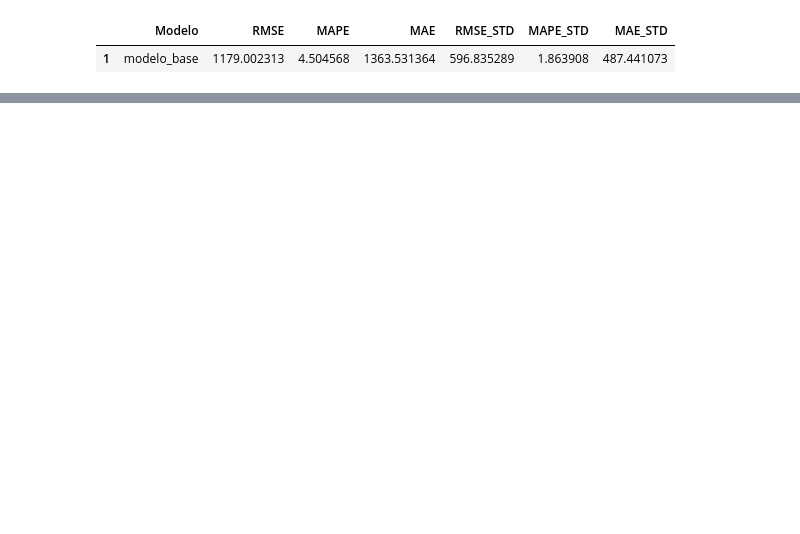
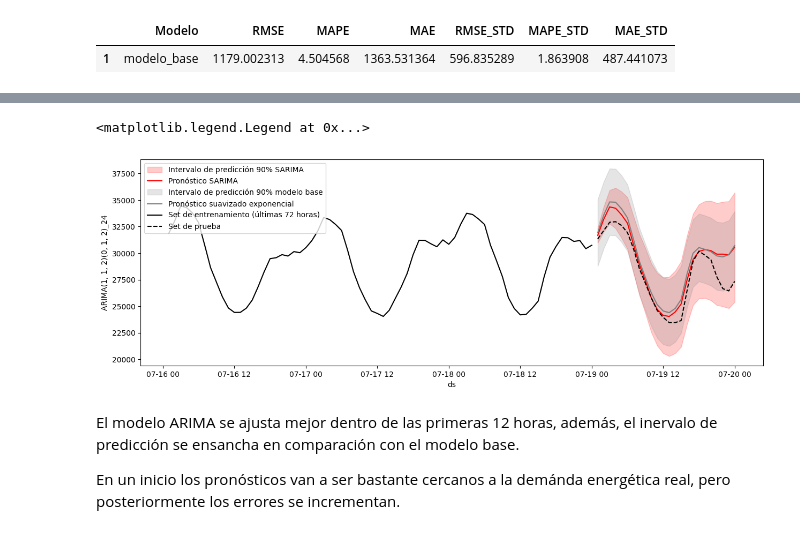
Before and after one commit to JairRamosG/Series_de_Tiempo, a Jupyter notebook: 07_SARIMA/SARIMApdqPDQ.ipynb, the cells around one changed output, grey strips where cells are left out. Drawn from its saved outputs; the diff is of its cells as text; code cells hidden in the pictures; blank space fills up the shorter version.

Commit message:
Construcción del modelo SARIMA

```diff
--- a/07_SARIMA/SARIMApdqPDQ.ipynb
+++ b/07_SARIMA/SARIMApdqPDQ.ipynb
@@ -84,8 +84,8 @@ def metricas_cv(cv_df, nombre_modelos):
 * Set de entrenamiento:[:últimas 24 horas]
 * Set de prueba       : [últimas 24 horas:]
 # %%
-df_train = df[:-24]
-df_test = df[-24:]
+df_train = df[:-24].copy()
+df_test = df[-24:].copy()
 print(df_train.tail(10))
 print(df_test.head(10))
 # %% [output]
@@ -403,0 +425,11 @@ metricas_modelo_base
+# %%
+sf = StatsForecast(models=[
+                        ARIMA(order = (1, 1, 2), seasonal_order=(0, 1, 2), season_length= 24, alias = f'ARIMA(1, 1, 2)(0, 1, 2)_24', include_constant=False),
+                        AutoETS(season_length=24, model = 'MAM', damped = True, alias = 'Modelo Base')],
+                freq = 'h'
+                )
+sf.fit(df_train)
+
+fc = sf.forecast(df = df_train,
+                h = 24,
+                level = [90])
@@ -403,0 +445,37 @@ metricas_modelo_base
+# %%
+# Graficar
+fc["ds"] = pd.to_datetime(fc["ds"])
+df_train["ds"] = pd.to_datetime(df_train["ds"])
+df_test["ds"] = pd.to_datetime(df_test["ds"])
+
+fig, ax = plt.subplots(figsize = (15, 5))
+
+# SARIMA: pronóstico puntual e intervalo de predicción
+plt.fill_between(x=fc["ds"],
+                y1 = fc['ARIMA(1, 1, 2)(0, 1, 2)_24-lo-90'],
+                y2 = fc['ARIMA(1, 1, 2)(0, 1, 2)_24-hi-90'],
+                color = 'red',
+                alpha = 0.2,
+                label = 'Intervalo de predicción 90% SARIMA')
+sns.lineplot(fc, x="ds", y="ARIMA(1, 1, 2)(0, 1, 2)_24", color='red', label='Pronóstico SARIMA')
+
+# Modelo base suavizado exponencial: pronóstico puntual e intervalo de predicción
+plt.fill_between(x=fc["ds"],
+                y1 = fc['Modelo Base-lo-90'],
+                y2 = fc['Modelo Base-hi-90'],
+                color = 'gray',
+                alpha = 0.2,
+                label = 'Intervalo de predicción 90% modelo base');
+sns.lineplot(fc, x="ds", y="Modelo Base", color='gray', label='Pronóstico suavizado exponencial')
+
+# Set de entrenamiento (últimas 72 horas) y set de prueba
+sns.lineplot(df_train[-24*3:], x="ds", y="y", label='Set de entrenamiento (últimas 72 horas)', color = 'black')
+sns.lineplot(df_test, x="ds", y="y", label='Set de prueba', color='black', linestyle='--')
+ax.legend(loc = 'upper left')
+# %% [output]
+<matplotlib.legend.Legend at 0x...>
+[figure, added]
+# %% [markdown]
+El modelo ARIMA se ajusta mejor dentro de las primeras 12 horas, además, el inervalo de predicción se ensancha en comparación con el modelo base.
+
+En un inicio los pronósticos van a ser bastante cercanos a la demánda energética real, pero posteriormente los errores se incrementan.
```
Also changed, not shown: parts of 5 cells of this notebook, 1 other file.
